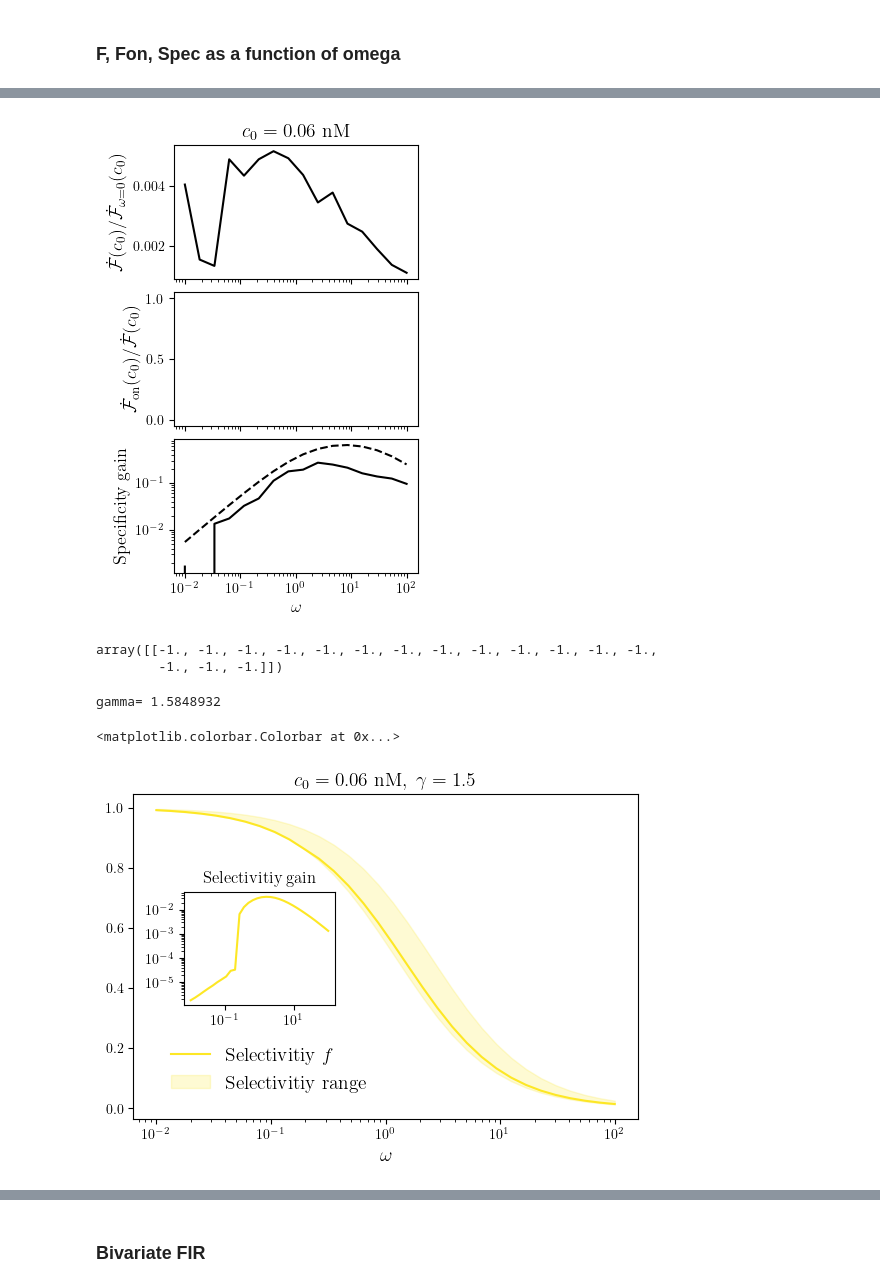
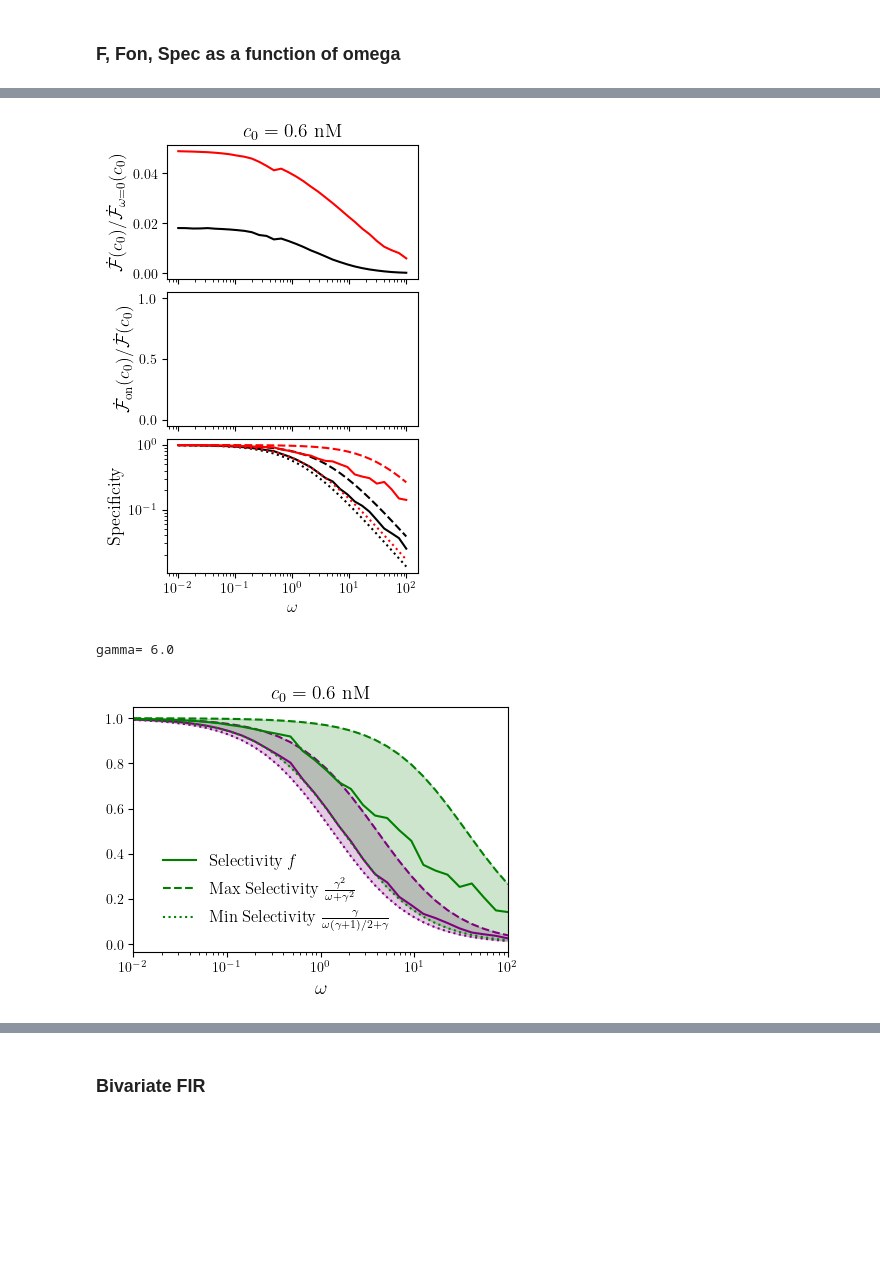
Before and after one commit to ta-rekt/LLROpt.jl, a Jupyter notebook: dev.ipynb, the cells around one changed output, grey strips where cells are left out. Saved outputs shown, nothing was run; the diff lists cells and outputs as text; code cells hidden in the pictures; blank space fills up the shorter version.

```diff
--- a/dev.ipynb
+++ b/dev.ipynb
@@ -7135,40 +7239,37 @@ fig, axes = plt.subplots(3, 1, figsize=(3.2, 5), sharex=True, layout="constraine
 
 cmap = plt.cm.viridis.reversed()
 # norm = Normalize(vmin=gvals[7], vmax=gvals[20])
+color = "black"
 
-for kgi in [0]:
+for kgi in [0,1]:
     g = gvals[kgi]
     # color = cmap(norm(gvals[kgi]))
-    color = "black"
     # Fisher info. rate
-    axes[0].plot(wvals, fir[kgi], color=color)
+    axes[0].plot(wvals, fir[kgi]/fir[kgi,0], color=color)
     # On contribution
     axes[1].plot(wvals, firOn[kgi]/fir[kgi], color=color)
     # Specificity
-    axes[2].plot(wvals, 2**spec[kgi]-(g/(g+np.array(wvals)*(1+g)/2)), color=color)
-    axes[2].plot(wvals, g**2/(np.array(wvals)+g**2)-(g/(g+np.array(wvals)*(1+g)/2)), color=color, linestyle="--")
+    axes[2].plot(wvals, 2**spec[kgi], color=color)
+    axes[2].plot(wvals, g**2/(np.array(wvals)+g**2), color=color, linestyle="--")
+    axes[2].plot(wvals, g/(np.array(wvals)*(1+g)/2+g), color=color, linestyle=":")
+    color = "red"
 
-axes[0].set_title(r"$c_0={} \rm \;nM$".format(0.1*0.6), fontsize=14)
+axes[0].set_title(r"$c_0={} \rm \;nM$".format(0.6), fontsize=14)
 axes[0].set_xscale('log')
 axes[0].set_ylabel(r"$\dot{\mathcal F}(c_0)/\dot{\mathcal F}_{\omega=0}(c_0)$", fontsize=13)
 axes[1].set_ylim(-0.05, 1.05)
 axes[1].set_ylabel(r"$\dot{\mathcal F}_{\rm on}(c_0)/\dot{\mathcal F}(c_0)$", fontsize=13)
-axes[2].set_ylabel(r"$\rm Specificity\; gain$", fontsize=13)
+axes[2].set_ylabel(r"$\rm Specificity$", fontsize=13)
 axes[2].set_xlabel(r"$\omega$", fontsize=12)
 axes[2].set_xticks([0.01,0.1, 1,10, 100])
 axes[2].set_yscale('log')
 # axes[3].plot(wvals, 0.02*np.array(wvals), color="black", linestyle="--", alpha=0.4)
 # axes[4].set_yscale('log')
 
-sm = plt.cm.ScalarMappable(norm=norm, cmap=cmap)
+# sm = plt.cm.ScalarMappable(norm=norm, cmap=cmap)
 # fig.colorbar(sm, ax=axes.ravel().tolist(), label=r"$\gamma$", location="right", shrink=0.5)
 # %% [output]
-[figure, old version]
+[figure, new version]
-# %%
-firOn
-# %% [output]
-array([[-1., -1., -1., -1., -1., -1., -1., -1., -1., -1., -1., -1., -1.,
-        -1., -1., -1.]])
 # %%
 date = 20250526
 dirname = '{}/.julia/dev/LLROpt/plots/{}'.format(os.environ["HOME"], date)
@@ -7179,59 +7280,43 @@ if not os.path.exists(dirname):
 fig.savefig('{}/.julia/dev/LLROpt/plots/{}/fir-firon-spec-w-g-lowc.svg'.format(os.environ["HOME"], date))
 # %%
 plt.rcParams['text.usetex'] = True
-fig, ax = plt.subplots(1, 1, figsize=(5.4, 4), sharex=True, layout="constrained")
+fig, ax = plt.subplots(1, 1, figsize=(4.2, 3.2), sharex=True, layout="constrained")
 
 cmap = plt.cm.viridis.reversed()
-norm = Normalize(vmin=gvals[7], vmax=gvals[20])
+color="purple"
 
-inset = ax.inset_axes([0.1, 0.35, 0.3, 0.35])  # [x, y, width, height]
-
-inset.set_yscale('log')
-inset.set_xscale('log')
-inset.set_title(r"$\rm Selectivitiy\; gain$")
-
-for kgi in [5]:
+for kgi in [0,1]:
     g = gvals[kgi]
-    color = cmap(norm(gvals[kgi]))
-
-    # ax.plot(wvals, 10**kboff[kgi], label="kboff")
-    # ax.plot(wvals, 10**konb[kgi], label="konb")
-    # ax.plot(wvals, 10**kuon[kgi], label="kuon")
-    # ax.plot(wvals, 10**kbon[kgi], label="kbon")
-    # ax.plot(wvals, 10**koffu[kgi], label="koffu")
-    # ax.plot(wvals, 10**kuoff[kgi], label="kuoff")
 
     spec_vals = 2**spec[kgi]
     min_spec = g/(g+np.array(wvals)*(1+g)/2)
     max_spec = g**2/(np.array(wvals)+g**2)
 
-    ax.plot(wvals, spec_vals, color=color, label=r"${\rm Selectivitiy\;}f$")
-    ax.fill_between(wvals, min_spec, max_spec, alpha=0.2, color=color, label=r"$\rm Selectivitiy \;range$")
-    # ax.plot(wvals, g**2/(np.array(wvals)+g**2),
-    #         color=color, linestyle="--",
-    #         label=r"$\rm{Max\; Selectivitiy \;}\frac{\gamma^2}{\omega+\gamma^2}$")
-    # ax.plot(wvals, g/(g+np.array(wvals)*(1+g)/2),
-    #         color=color, linestyle=":",
-    #         label=r"$\rm{Min\; Selectivitiy \;}\frac{\gamma^2}{\omega+\gamma^2}$")
+    ax.plot(wvals, spec_vals, color=color,
+        label="" if kgi==0 else r"${\rm Selectivity\;}f$")
+    ax.fill_between(wvals, min_spec, max_spec, alpha=0.2, color=color,
+        label="")
+    ax.plot(wvals, g**2/(np.array(wvals)+g**2),
+            color=color, linestyle="--",
+        label="" if kgi==0 else r"$\rm{Max\; Selectivity \;}\frac{\gamma^2}{\omega+\gamma^2}$")
+    ax.plot(wvals, g/(g+np.array(wvals)*(1+g)/2),
+            color=color, linestyle=":",
+        label="" if kgi==0 else r"$\rm{Min\; Selectivity \;}\frac{\gamma}{\omega(\gamma+1)/2+\gamma}$")
 
-    inset.plot(wvals, 2**spec[kgi]-g/(g+np.array(wvals)*(1+g)/2),
-            color=color, label=r"${\rm Selectivitiy\; gain\;}f-\frac{\gamma}{\gamma+\omega(1+\gamma)/2}$")
+    color="green"
 
-ax.set_title(r"$c_0={} \rm \;nM,\;\gamma=1.5$".format(0.1*0.6), fontsize=14)
+ax.set_title(r"$c_0={} \rm \;nM$".format(0.6), fontsize=14)
 ax.set_xlabel(r"$\omega$", fontsize=14)
 ax.set_xticks([0.01,0.1, 1,10, 100])
 # ax.set_yscale('log')
 ax.set_xscale('log')
-ax.legend(loc=(0.06, 0.06), fontsize=14, frameon=False)
+ax.legend(loc=(0.06, 0.06), fontsize=12, frameon=False)
+ax.set_xlim(1e-2, 1e2)
 # ax.axvline(x=0.06)
 # axes[3].plot(wvals, 0.02*np.array(wvals), color="black", linestyle="--", alpha=0.4)
 # axes[4].set_yscale('log')
 print("gamma=", g)
-
-sm = plt.cm.ScalarMappable(norm=norm, cmap=cmap)
-fig.colorbar(sm, ax=axes.ravel().tolist(), label=r"$\gamma$", location="right", shrink=0.5)
 # %% [output]
-gamma= 1.5848932
+gamma= 6.0
-<matplotlib.colorbar.Colorbar at 0x...>
-[figure, old version]
+[figure, new version]
 # %%
```
Also changed, not shown: parts of 15 cells of this notebook, 12 other files.
